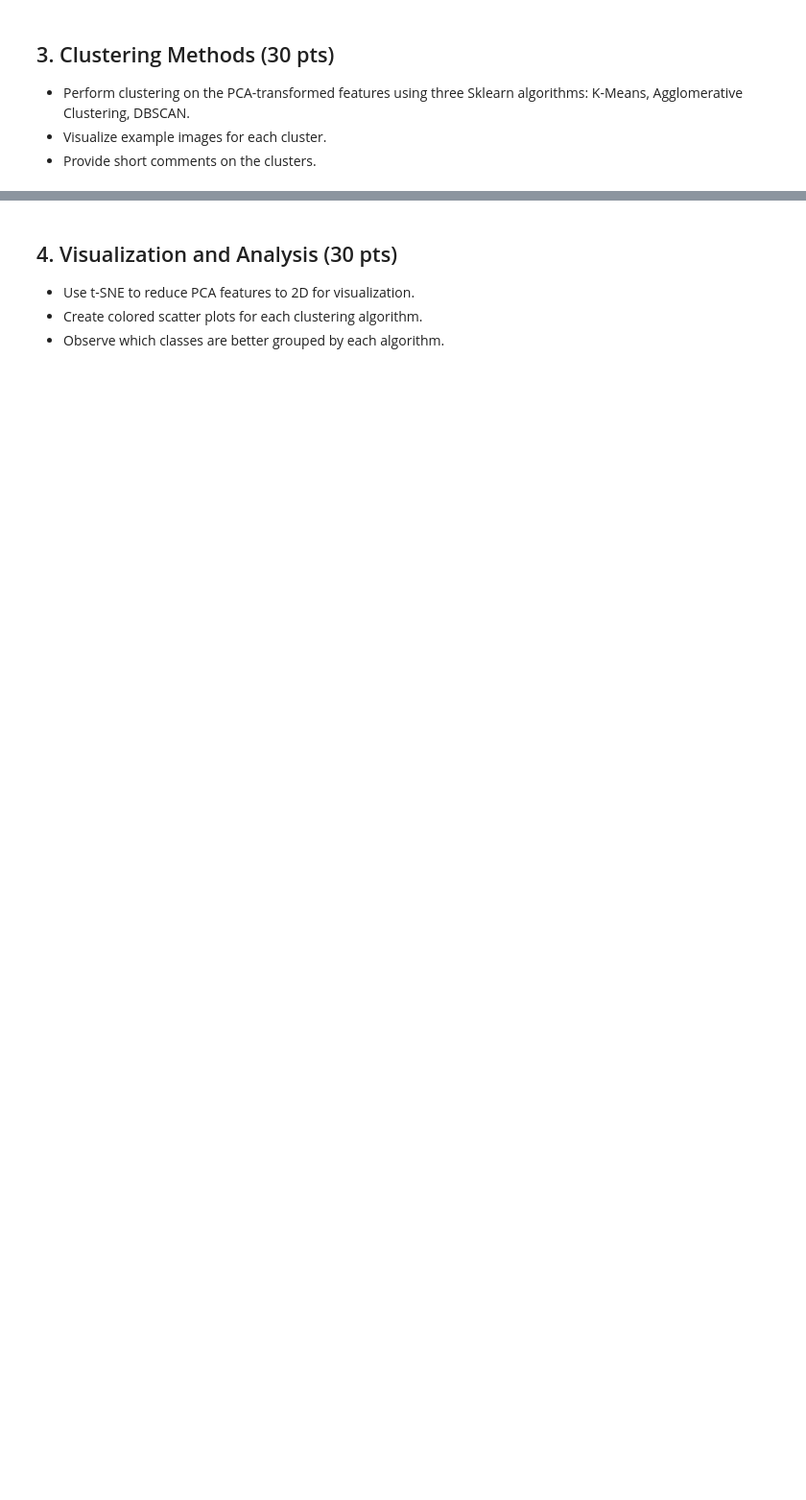
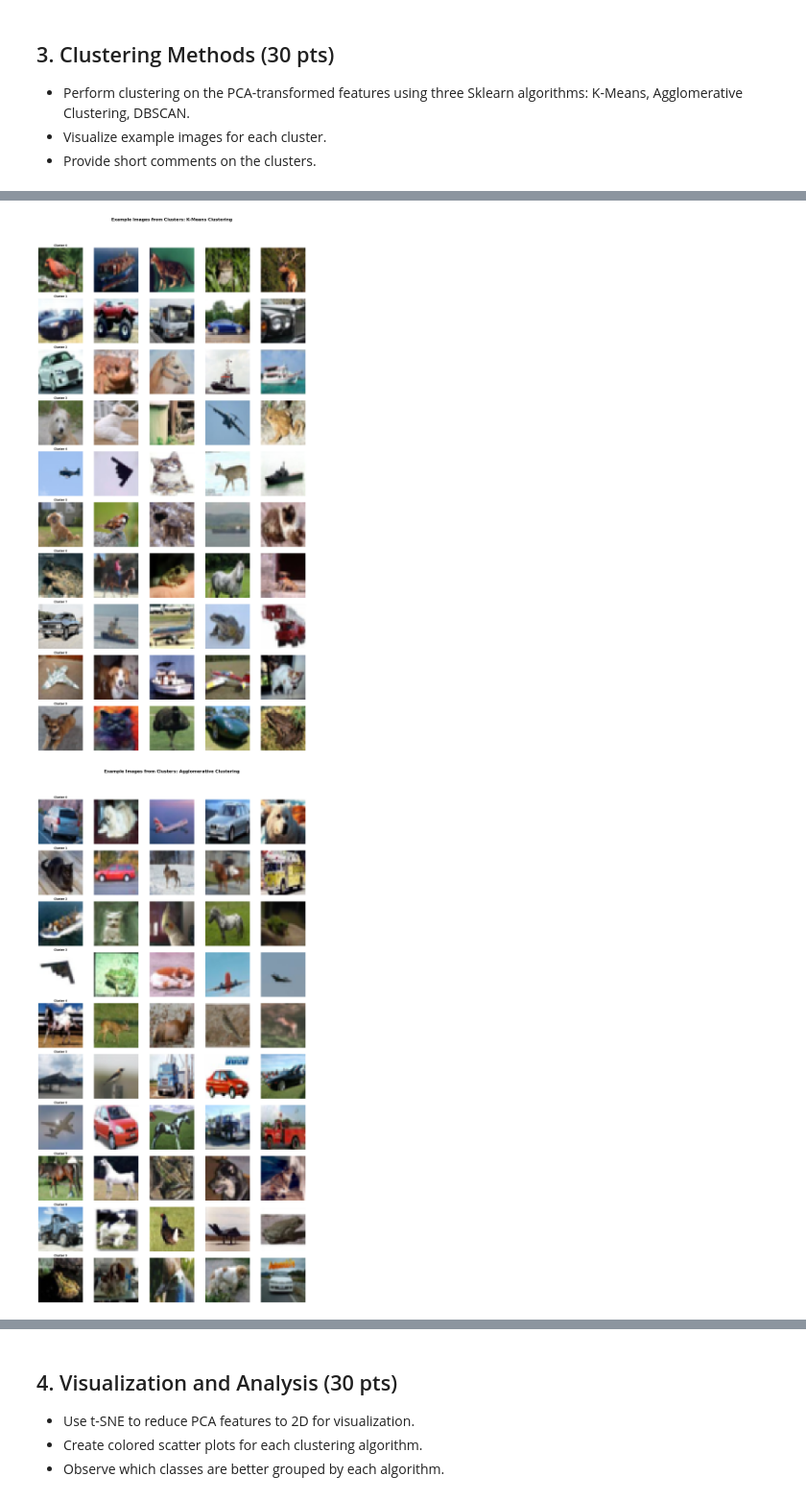
Before and after one commit to mmertince/CENG463_HW_IMG_CLUSTERING, a Jupyter notebook: CENG463_HW3_GROUPID.ipynb, the cells around one changed output, grey strips where cells are left out. Shown at 96% size. Saved outputs shown, nothing was run; the diff lists cells and outputs as text; code cells hidden in the pictures; blank space fills up the shorter version.

```diff
--- a/CENG463_HW3_GROUPID.ipynb
+++ b/CENG463_HW3_GROUPID.ipynb
@@ -162,9 +159,72 @@ print("-" * 60)
 - Visualize example images for each cluster.
 - Provide short comments on the clusters.
 # %%
+#TO-DO: - Provide short comments on the clusters.
+
 from sklearn.cluster import KMeans, AgglomerativeClustering, DBSCAN
 
+#- Perform clustering on the PCA-transformed features using three Sklearn algorithms: K-Means, Agglomerative Clustering, DBSCAN.
+
+#to not to get a memory shortage, keep the runtime reasonable, cluster on a subset
+rng = np.random.default_rng(42)
+sample_size = min(10000, len(pca_images))
+sample_idx = rng.choice(len(pca_images), size=sample_size, replace=False)
+X_cluster = pca_images[sample_idx]
+X_images = x_train[sample_idx]  #for visualization
+print(len(X_cluster))
+print(len(pca_images))
+
 #Perform clustering on the PCA-transformed features using K-Means
-kmeans = KMeans(n_clusters=10, random_state=42) #10 clusters for 10 classes
-kmeans.fit(pca_images) #fit pca reduced images to kmeans
+print("\n" + "-" * 60)
+print(f"Performing Clustering with K-Means Algorithm..")
+kmeans = KMeans(n_clusters=10, random_state=42)
+kmeans.fit(X_cluster) #fit pca reduced images to kmeans
+print("-" * 30)
+print(f"Number of clusters found with K-Means: {len(np.unique(kmeans.labels_))}")
+print("-" * 60)
+
+#Perform clustering on the PCA-transformed features using Agglomerative Clustering
+print("\n" + "-" * 60)
+print(f"Performing Clustering with Agglomerative Clustering Algorithm..")
+agg_clust = AgglomerativeClustering(n_clusters=10)
+agg_clust = agg_clust.fit(X_cluster) #fit pca reduced images to agglomer
+print("-" * 30)
+print(f"Number of clusters found with Agglomerative Clustering: {len(np.unique(agg_clust.labels_))}")
+print("-" * 60)
+
+#Perform clustering on the PCA-transformed features using DBSCAN
+print("\n" + "-" * 60)
+print(f"Performing Clustering with DBSCAN Algorithm..")
+dbscan = DBSCAN(eps=15, min_samples=5, metric='euclidean')
+dbscan = dbscan.fit(X_cluster) #fit pca reduced images to dbscan
+print("-" * 30)
+print(f"Number of clusters found with DBSCAN: {len(np.unique(dbscan.labels_))}")
+print("-" * 60)
+
+
+#- Visualize example images for each cluster.
+def visualize_clusters(images, labels, title, samples_per_cluster=5, max_clusters=10):
+    unique_labels = np.unique(labels)
+    n_clusters = min(len(unique_labels), max_clusters)
+
+    plt.figure(figsize=(15, n_clusters * 3))
+    plt.suptitle(f'Example Images from Clusters: {title}', fontsize=16, fontweight='bold')
+
+    for i, label in enumerate(unique_labels[:max_clusters]):
+        cluster_indices = np.where(labels == label)[0]
+        selected_indices = np.random.choice(cluster_indices, size=min(samples_per_cluster, len(cluster_indices)), replace=False)
+
+        for j, idx in enumerate(selected_indices):
+            plt.subplot(n_clusters, samples_per_cluster, i * samples_per_cluster + j + 1)
+            plt.imshow(images[idx])
+            plt.axis('off')
+            if j == 0:
+                plt.title(f'Cluster {label}', fontsize=10, fontweight='bold')
+
+    plt.tight_layout(rect=[0, 0.03, 1, 0.95])
+    plt.show()
+
+visualize_clusters(X_images, kmeans.labels_, title='K-Means Clustering')
+visualize_clusters(X_images, agg_clust.labels_, title='Agglomerative Clustering')
+visualize_clusters(X_images, dbscan.labels_, title='DBSCAN Clustering')
 # %% [output]
@@ -180,0 +251,2 @@ K-Means completed. 10 clusters found.
+[figure, added]
+[figure, added]
```
Also changed, not shown: parts of 4 cells of this notebook.
